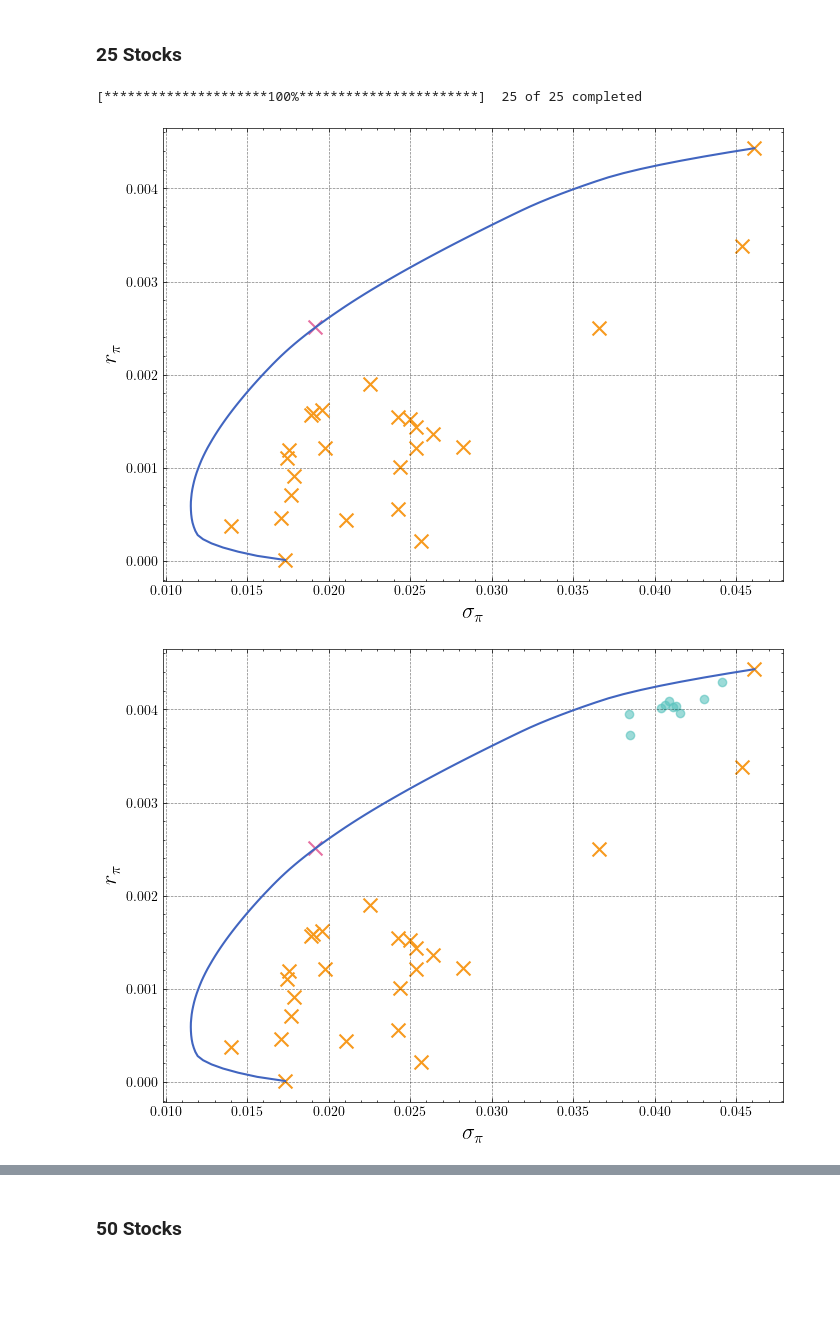
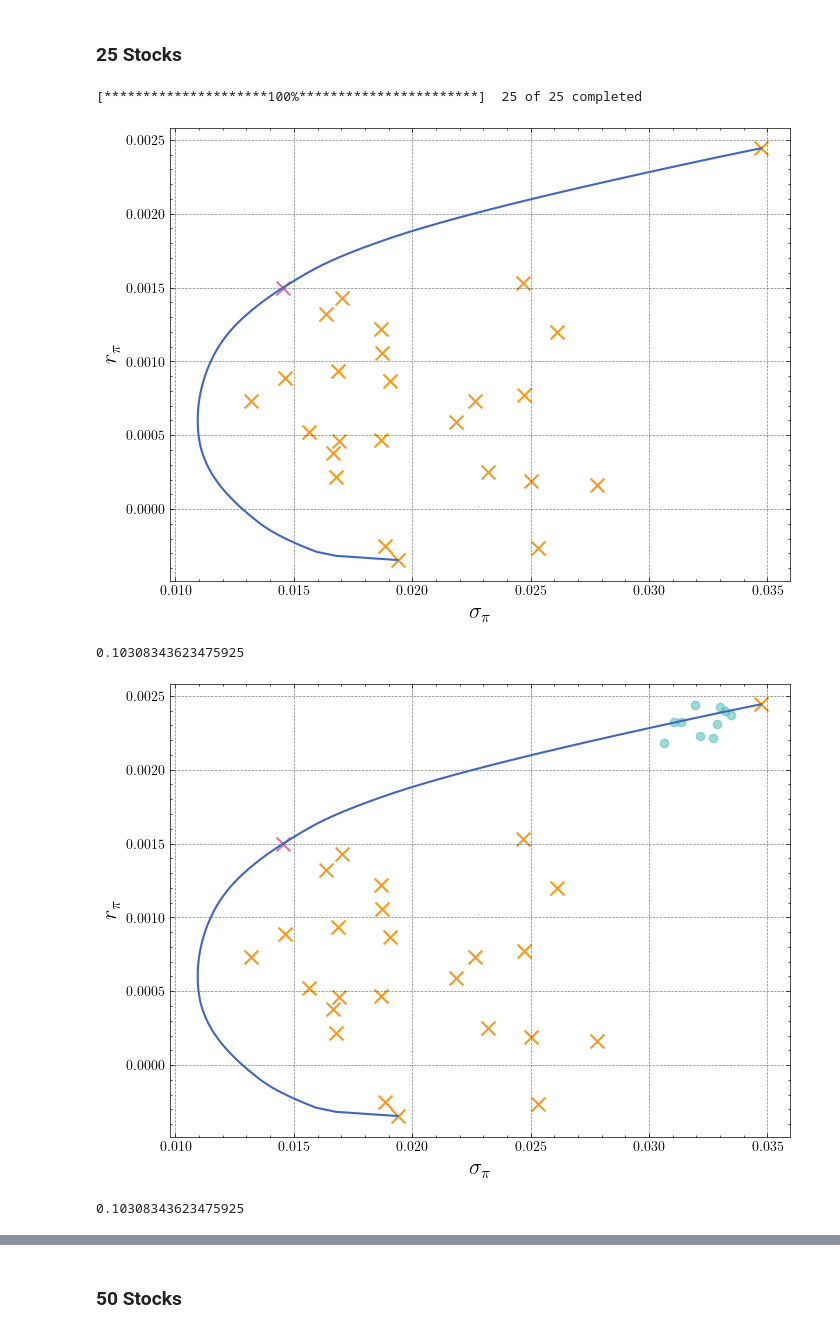
Before and after one commit to mjhoshea/portfolio-optimisation, a Jupyter notebook: notebooks/ch5/real_stocks.ipynb, the cells around one changed output, grey strips where cells are left out. Drawn from its saved outputs; the diff is of its cells as text; code cells hidden in the pictures; blank space fills up the shorter version.

```diff
--- a/notebooks/ch5/real_stocks.ipynb
+++ b/notebooks/ch5/real_stocks.ipynb
@@ -176,5 +126,5 @@ sampled_stocks_15 = stocks[:15]
 # %%
-factory = MarketFactory(sampled_stocks_15, "2019-04-30", "2021-04-30")
+factory = MarketFactory(sampled_stocks_15, "2015-01-01", "2021-01-01")
 market = factory.create_market()
 market.plot_efficient_frontier()
 # %% [output]
@@ -183,13 +134,13 @@ market.plot_efficient_frontier()
 # %%
 params = {
-    'n_assets': len(sampled_stocks_15),
+    'n_assets': len(sampled_stocks_10),
     'α': 10,
-    'α_end': 1,
-    'start_ep': 1000,
-    'α_decay_steps': 2000,
+    'α_end': 0.01,
+    'start_ep': 4000,
+    'α_decay_steps': 6000,
     'γ': 0.1,
     'grad_adpt_mode': 'natural_gradient',
-    'returns_adpt_mode': None,
+    'returns_adpt_mode': 'avg_r_baseline',
     'parameterisation': 'softplus',
     'eps': 10000
 }
@@ -210,23 +162,24 @@ market.plot_efficient_frontier(stds = stds, returns = means)
 # %%
 random.shuffle(stocks)
 sampled_stocks_25 = stocks[:25]
-factory = MarketFactory(sampled_stocks_25, "2017-01-01", "2021-04-30")
+factory = MarketFactory(sampled_stocks_25, "2015-01-01", "2021-01-01")
 # %%
 market = factory.create_market()
 market.plot_efficient_frontier()
 # %% [output]
 [*********************100%***********************]  25 of 25 completed
-[figure, old version]
+[figure, new version]
+0.10308343623475925
 # %%
 params = {
     'n_assets': len(sampled_stocks_25),
-    'α': 10,
+    'α': 20,
     'α_end': 1,
-    'start_ep': 2000,
-    'α_decay_steps': 3000,
+    'start_ep': 4000,
+    'α_decay_steps': 4000,
     'γ': 0.1,
     'grad_adpt_mode': 'natural_gradient',
-    'returns_adpt_mode': None,
+    'returns_adpt_mode': 'avg_r_baseline',
     'parameterisation': 'softplus',
     'eps': 10000
 }
@@ -239,6 +192,7 @@ for i in range(len(p_runner.results['0'])):
     means.append(np.mean(p_runner.results['0'][i]))
     stds.append(np.std(p_runner.results['0'][i]))
 # %%
-market.plot_efficient_frontier(stds = stds, returns = means)
+market.plot_efficient_frontier(stds = stds, returns = means, save_name='dir_25')
 # %% [output]
-[figure, old version]
+[figure, new version]
+0.10308343623475925
```
Also changed, not shown: parts of 39 cells of this notebook, 37 other files.
